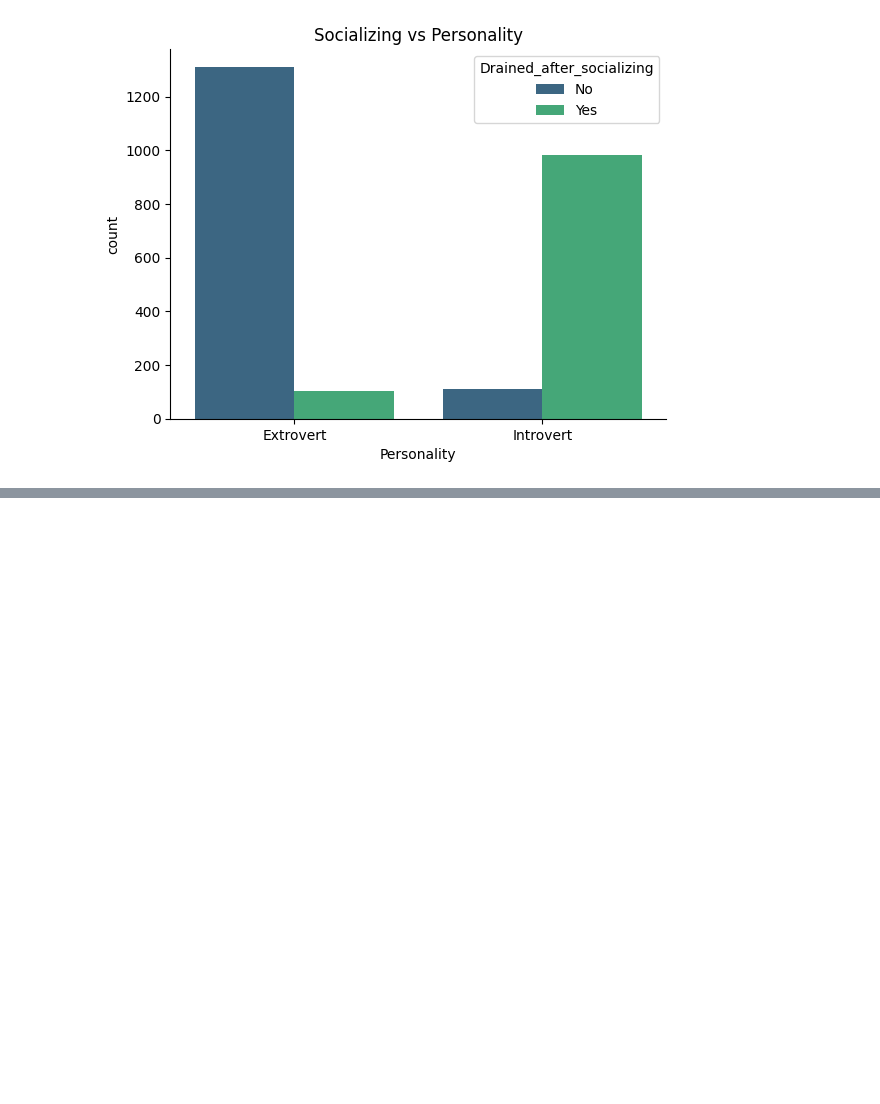
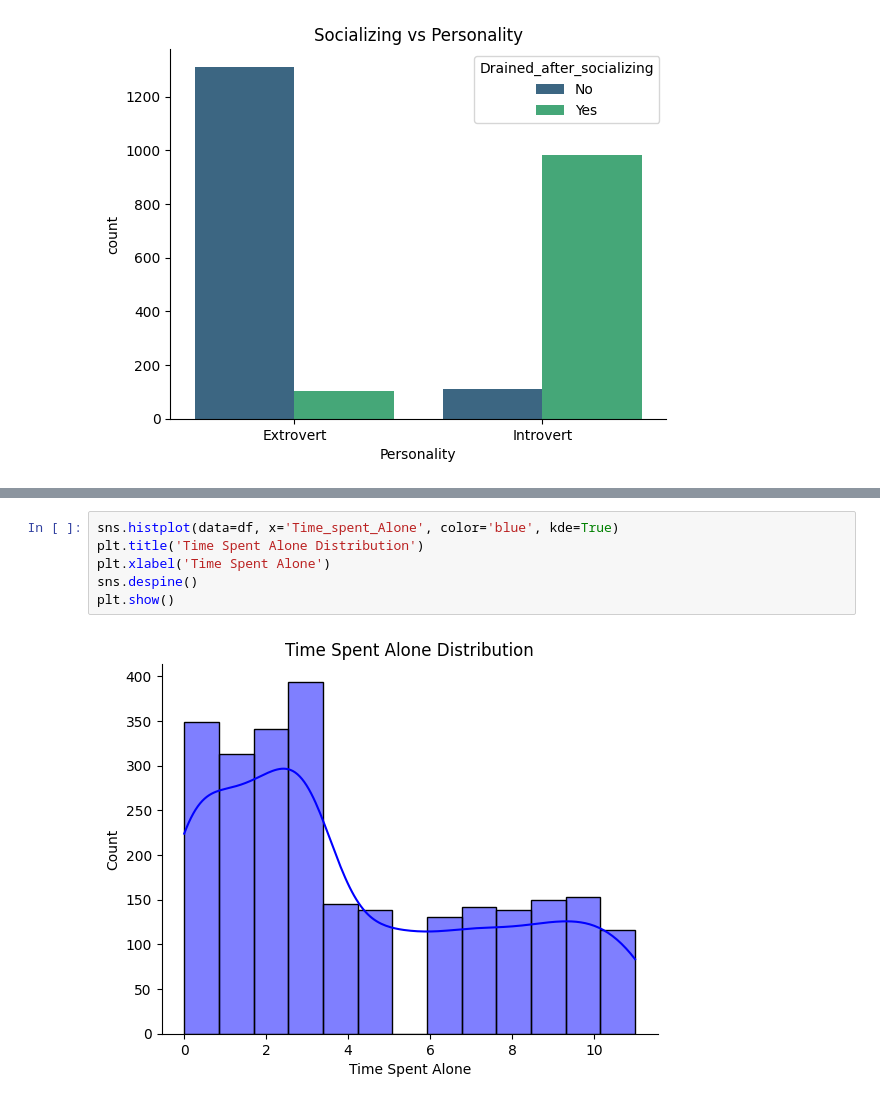
Before and after one commit to Michaela-Vosvrdova/projects, a Jupyter notebook: Extrovert vs Introvert.ipynb, the cells around one changed output, grey strips where cells are left out. Drawn from its saved outputs; the diff is of its cells as text; blank space fills up the shorter version.

```diff
--- a/Extrovert vs Introvert.ipynb
+++ b/Extrovert vs Introvert.ipynb
@@ -92,0 +116,8 @@ To be continued.
+# %%
+sns.histplot(data=df, x='Time_spent_Alone', color='blue', kde=True)
+plt.title('Time Spent Alone Distribution')
+plt.xlabel('Time Spent Alone')
+sns.despine()
+plt.show()
+# %% [output]
+[figure, added]
```
Also changed, not shown: parts of 42 cells of this notebook.
